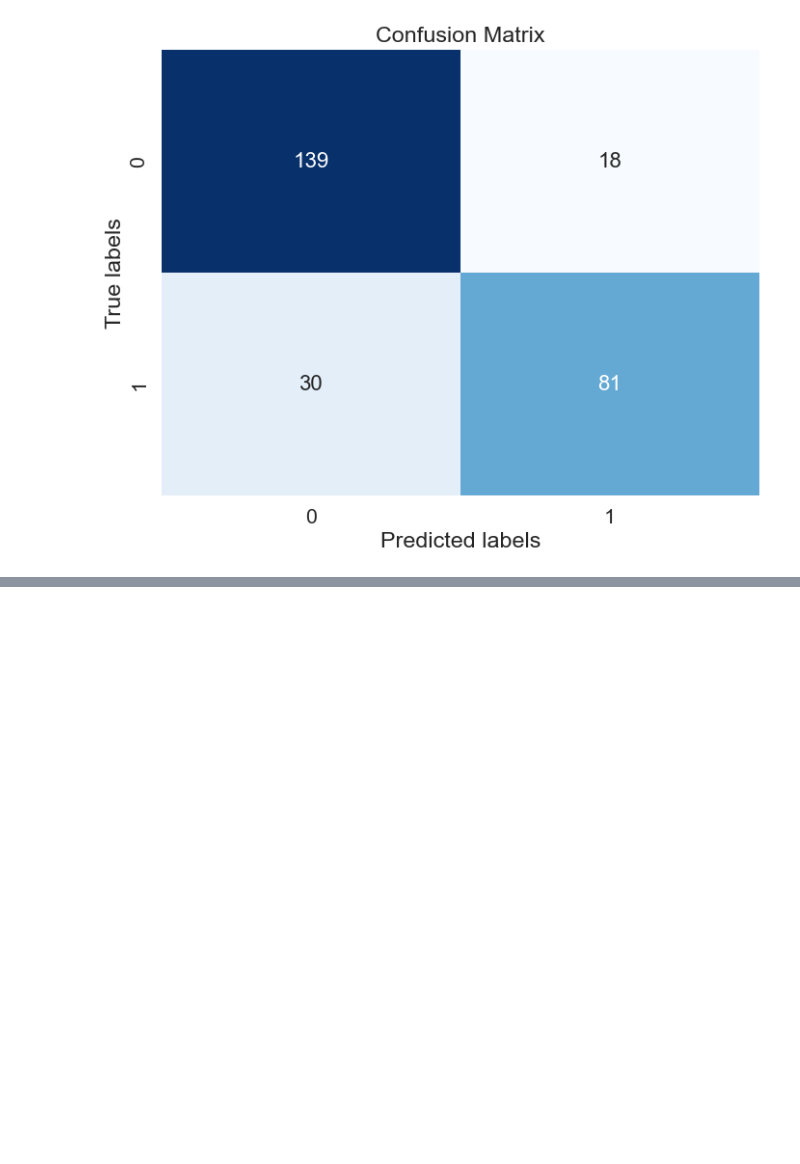
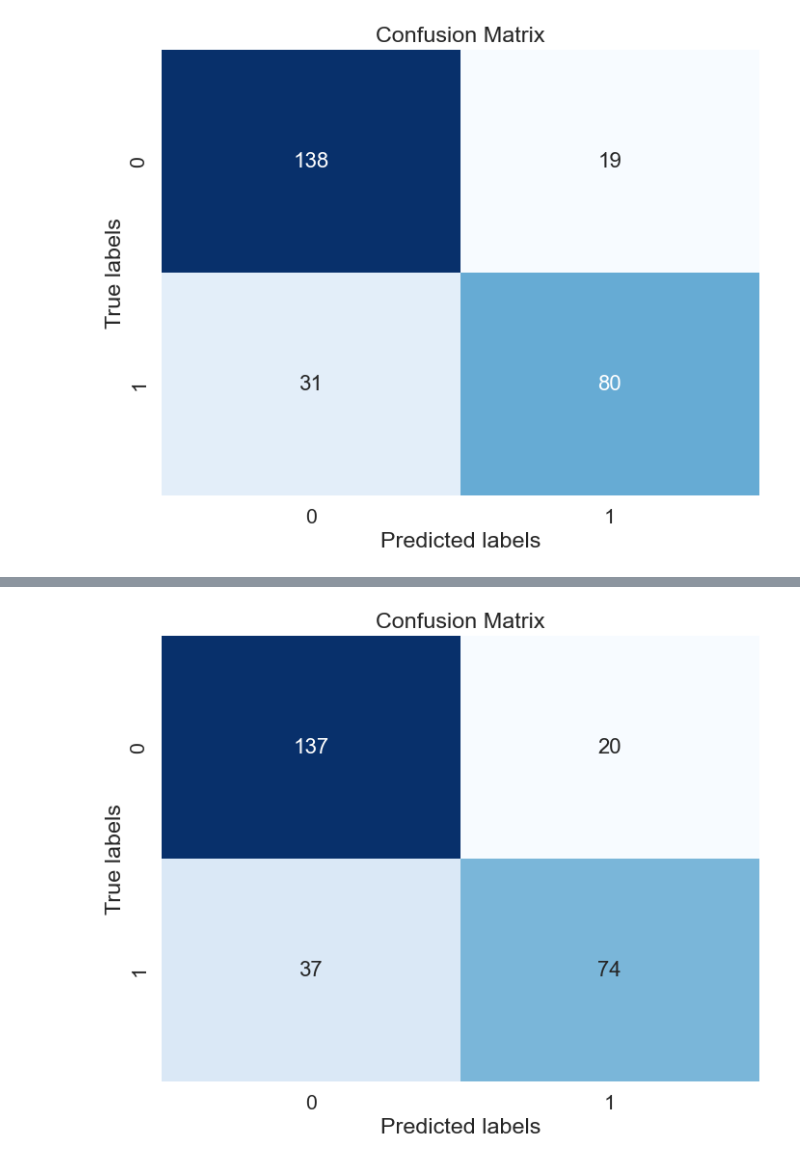
Before and after one commit to lhckb/ML-Cybersec-6th-semester, a Jupyter notebook: knn_and_other_classifiers.ipynb, the cells around one changed output, grey strips where cells are left out. Cells and saved outputs as stored; diff of their text form; code cells hidden in the pictures; blank space fills up the shorter version.

```diff
--- a/knn_and_other_classifiers.ipynb
+++ b/knn_and_other_classifiers.ipynb
@@ -142,17 +142,16 @@ PS: Sinta-se à vontade para criar gráficos. Lembre das etapas importantes ao c
 ### Preprocessing
 # %%
 def preprocess_titanic_knn(df: pd.DataFrame):
-    titanic_y = df["Survived"]
-    titanic_x = df.copy()
-    titanic_x.drop("Survived", axis=1, inplace=True)
-
-    X_train, X_test, y_train, y_test = train_test_split(titanic_x, titanic_y, test_size=0.30, random_state=42)
+    df = df.copy()
+    y = df["Survived"]
+    X = df
+    X.drop("Survived", axis=1, inplace=True)
 
     scaler = preprocessing.StandardScaler()
-    X_train = scaler.fit_transform(X_train)
+    scaled = scaler.fit_transform(X)
+    X = pd.DataFrame(scaled, columns=X.columns)
 
-    test_scaler = preprocessing.StandardScaler()
-    X_test = test_scaler.fit_transform(X_test)
+    X_train, X_test, y_train, y_test = train_test_split(X, y, test_size=0.30, random_state=42)
 
     return X_train, X_test, y_train, y_test
 # %%
@@ -200,0 +225,25 @@ plot_confusion_matrix(y_test, y_pred)
+# %%
+k_values_cv = [i for i in range (1,31, 2)]
+accuracies_cv = []
+
+X_train_cv, X_test_cv, y_train_cv, y_test_cv = preprocess_titanic_knn(df)
+
+for k in k_values_cv:
+    classifier = KNeighborsClassifier(n_neighbors=k)
+    scores = cross_val_score(classifier, X_train_cv, y_train_cv, scoring='accuracy', cv=5)
+
+    # accuracy = accuracy_score(y_test, y_pred)
+    accuracy = scores.mean()
+    accuracies_cv.append([accuracy, k, y_test_cv])
+
+max_cv = [-1, 0]
+for i in accuracies_cv:
+  if i[0] > max[0]:
+    max_cv = i
+
+print(max_cv[0], max_cv[1])
+classifier = KNeighborsClassifier(n_neighbors=max_cv[1])
+classifier.fit(X_train_cv, y_train_cv)
+y_pred_cv = classifier.predict(X_test_cv)
+accuracy = accuracy_score(y_test_cv, y_pred_cv)
+print(f"test score: {accuracy}")
@@ -200,0 +260,4 @@ plot_confusion_matrix(y_test, y_pred)
+# %%
+plot_confusion_matrix(y_test_cv, y_pred_cv)
+# %% [output]
+[figure, added]
```
Also changed, not shown: parts of 16 cells of this notebook.
